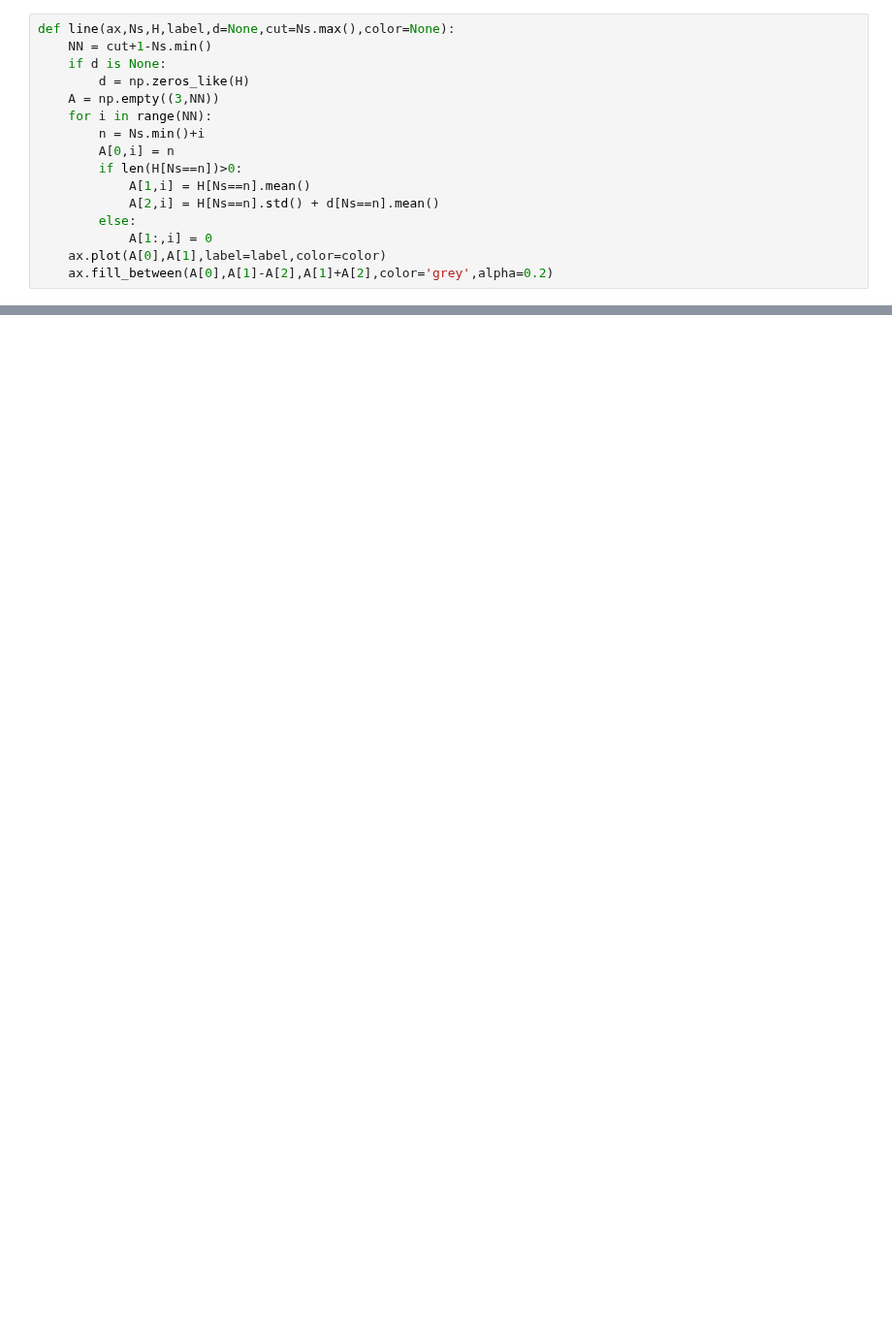
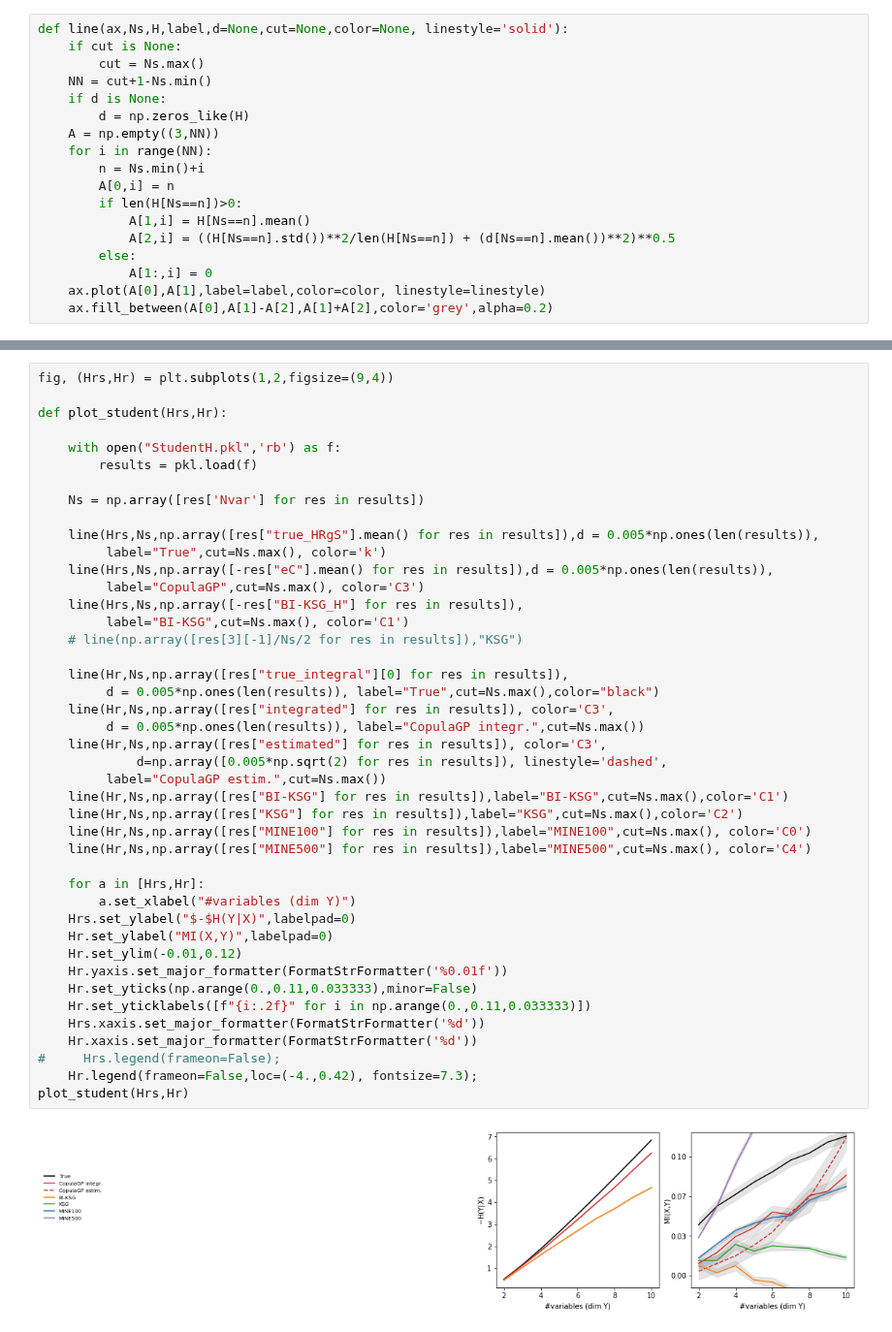
Before and after one commit to NinelK/CopulaGP, a Jupyter notebook: benchmarks/figures.ipynb, the cells around one changed output, grey strips where cells are left out. Shown at 97% size. Drawn from its saved outputs; the diff is of its cells as text; blank space fills up the shorter version.

```diff
--- a/benchmarks/figures.ipynb
+++ b/benchmarks/figures.ipynb
@@ -22,5 +13,7 @@ array([ 2,  2,  2,  2,  2,  2,  3,  3,  3,  3,  3,  3,  4,  4,  4,  4,  4,
 # %%
-def line(ax,Ns,H,label,d=None,cut=Ns.max(),color=None):
+def line(ax,Ns,H,label,d=None,cut=None,color=None, linestyle='solid'):
+    if cut is None:
+        cut = Ns.max()
     NN = cut+1-Ns.min()
     if d is None:
         d = np.zeros_like(H)
@@ -30,8 +23,8 @@ def line(ax,Ns,H,label,d=None,cut=Ns.max(),color=None):
         A[0,i] = n
         if len(H[Ns==n])>0:
             A[1,i] = H[Ns==n].mean()
-            A[2,i] = H[Ns==n].std() + d[Ns==n].mean()
+            A[2,i] = ((H[Ns==n].std())**2/len(H[Ns==n]) + (d[Ns==n].mean())**2)**0.5
         else:
             A[1:,i] = 0
-    ax.plot(A[0],A[1],label=label,color=color)
+    ax.plot(A[0],A[1],label=label,color=color, linestyle=linestyle)
     ax.fill_between(A[0],A[1]-A[2],A[1]+A[2],color='grey',alpha=0.2)
@@ -95 +56,46 @@ Hr.legend(loc=(1.1,0.5));
+# %%
+fig, (Hrs,Hr) = plt.subplots(1,2,figsize=(9,4))
+
+def plot_student(Hrs,Hr):
+
+    with open("StudentH.pkl",'rb') as f:
+        results = pkl.load(f)
+
+    Ns = np.array([res['Nvar'] for res in results])
+
+    line(Hrs,Ns,np.array([res["true_HRgS"].mean() for res in results]),d = 0.005*np.ones(len(results)),
+         label="True",cut=Ns.max(), color='k')
+    line(Hrs,Ns,np.array([-res["eC"].mean() for res in results]),d = 0.005*np.ones(len(results)),
+         label="CopulaGP",cut=Ns.max(), color='C3')
+    line(Hrs,Ns,np.array([-res["BI-KSG_H"] for res in results]),
+         label="BI-KSG",cut=Ns.max(), color='C1')
+    # line(np.array([res[3][-1]/Ns/2 for res in results]),"KSG")
+
+    line(Hr,Ns,np.array([res["true_integral"][0] for res in results]),
+         d = 0.005*np.ones(len(results)), label="True",cut=Ns.max(),color="black")
+    line(Hr,Ns,np.array([res["integrated"] for res in results]), color='C3',
+         d = 0.005*np.ones(len(results)), label="CopulaGP integr.",cut=Ns.max())
+    line(Hr,Ns,np.array([res["estimated"] for res in results]), color='C3',
+             d=np.array([0.005*np.sqrt(2) for res in results]), linestyle='dashed',
+         label="CopulaGP estim.",cut=Ns.max())
+    line(Hr,Ns,np.array([res["BI-KSG"] for res in results]),label="BI-KSG",cut=Ns.max(),color='C1')
+    line(Hr,Ns,np.array([res["KSG"] for res in results]),label="KSG",cut=Ns.max(),color='C2')
+    line(Hr,Ns,np.array([res["MINE100"] for res in results]),label="MINE100",cut=Ns.max(), color='C0')
+    line(Hr,Ns,np.array([res["MINE500"] for res in results]),label="MINE500",cut=Ns.max(), color='C4')
+
+    for a in [Hrs,Hr]:
+        a.set_xlabel("#variables (dim Y)")
+    Hrs.set_ylabel("$-$H(Y|X)",labelpad=0)
+    Hr.set_ylabel("MI(X,Y)",labelpad=0)
+    Hr.set_ylim(-0.01,0.12)
+    Hr.yaxis.set_major_formatter(FormatStrFormatter('%0.01f'))
+    Hr.set_yticks(np.arange(0.,0.11,0.033333),minor=False)
+    Hr.set_yticklabels([f"{i:.2f}" for i in np.arange(0.,0.11,0.033333)])
+    Hrs.xaxis.set_major_formatter(FormatStrFormatter('%d'))
+    Hr.xaxis.set_major_formatter(FormatStrFormatter('%d'))
+#     Hrs.legend(frameon=False);
+    Hr.legend(frameon=False,loc=(-4.,0.42), fontsize=7.3);
+plot_student(Hrs,Hr)
+# %% [output]
+[figure, added]
 # %%
```
Also changed, not shown: parts of 13 cells of this notebook, 13 other files.
